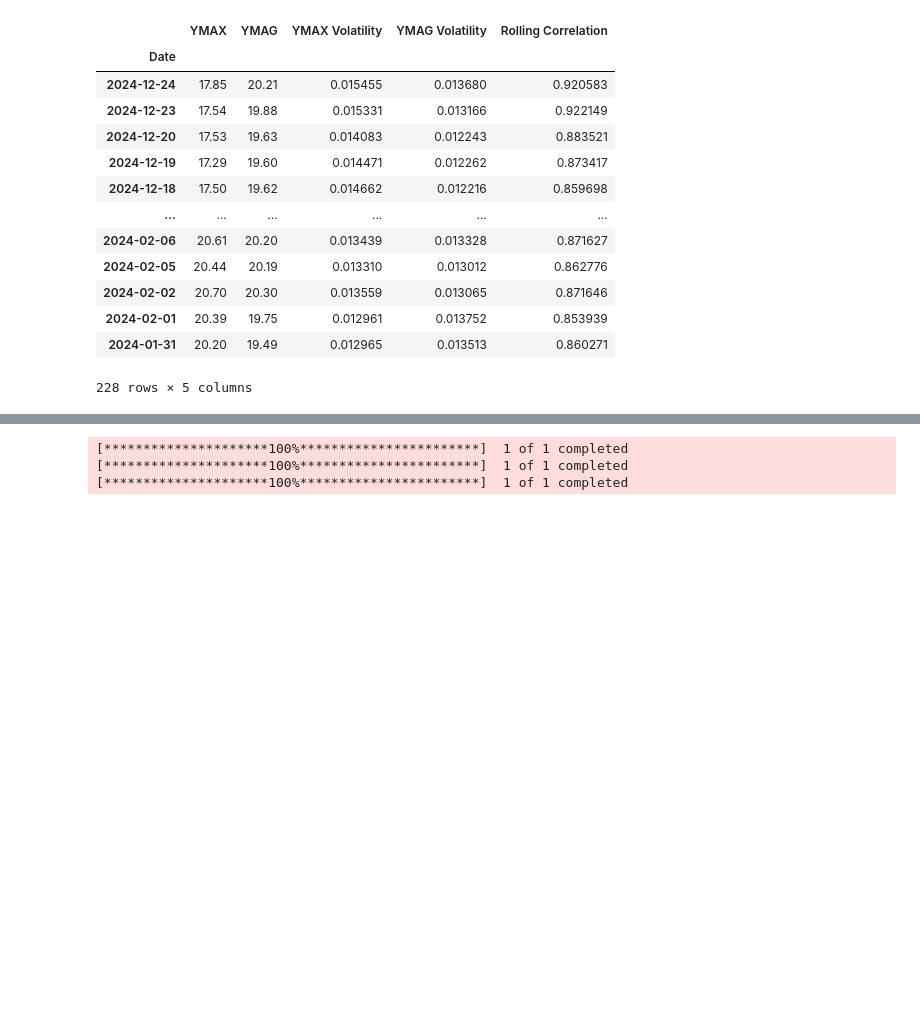
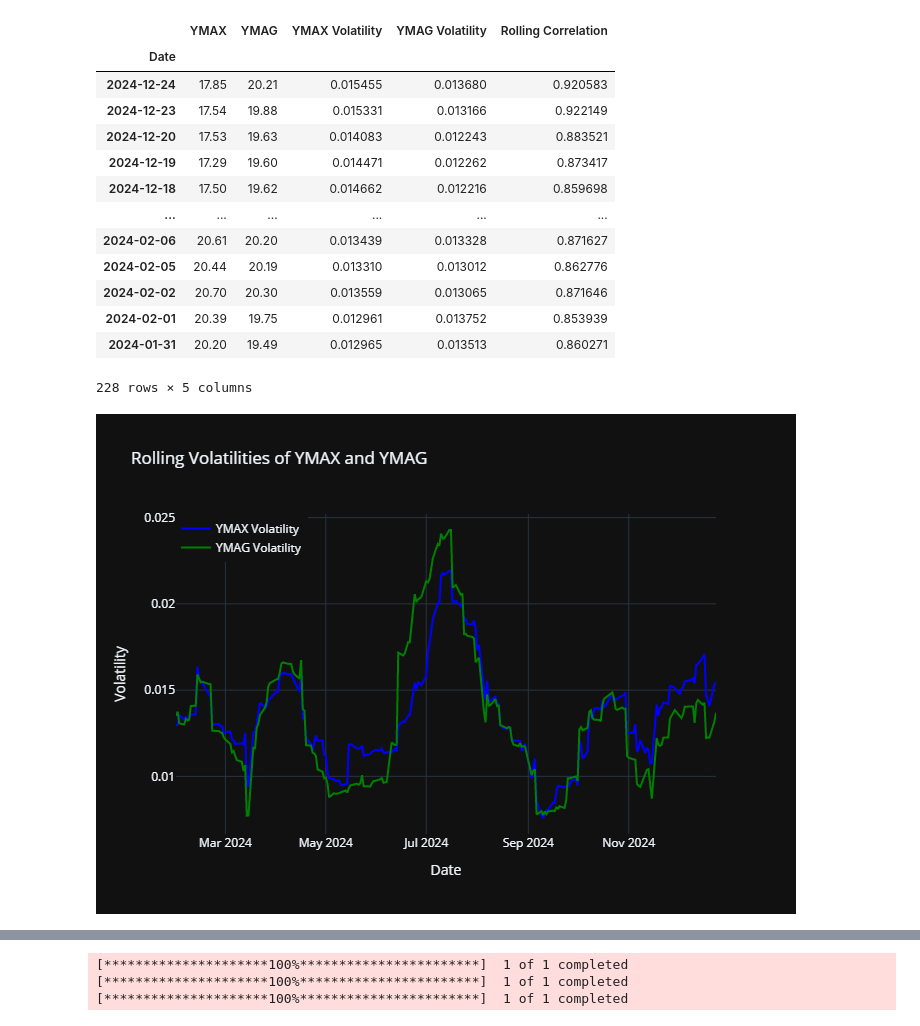
Before and after one commit to BensonMunene/Ratios-Strategy-App, a Jupyter notebook: Codes/Backtester Algorithm1.ipynb, the cells around one changed output, grey strips where cells are left out. Drawn from its saved outputs; the diff is of its cells as text; code cells hidden in the pictures; blank space fills up the shorter version.

```diff
--- a/Codes/Backtester Algorithm1.ipynb
+++ b/Codes/Backtester Algorithm1.ipynb
@@ -295,3 +325,12 @@ fig_vol.show()
+# %%
+# Save figures as PNG images and import
+fig_vol.write_image("Rolling Volatilities of YMAX and YMAG.png")
+Rolling_Vols = Image.open("Rolling Volatilities of YMAX and YMAG.png")
+
+# Display images in the notebook
+display.display(Rolling_Vols)
+# %% [output]
+[figure, added]
 # %%
 
 # Plot Rolling Correlation
```
Also changed, not shown: parts of 10 cells of this notebook, 8 other files.
